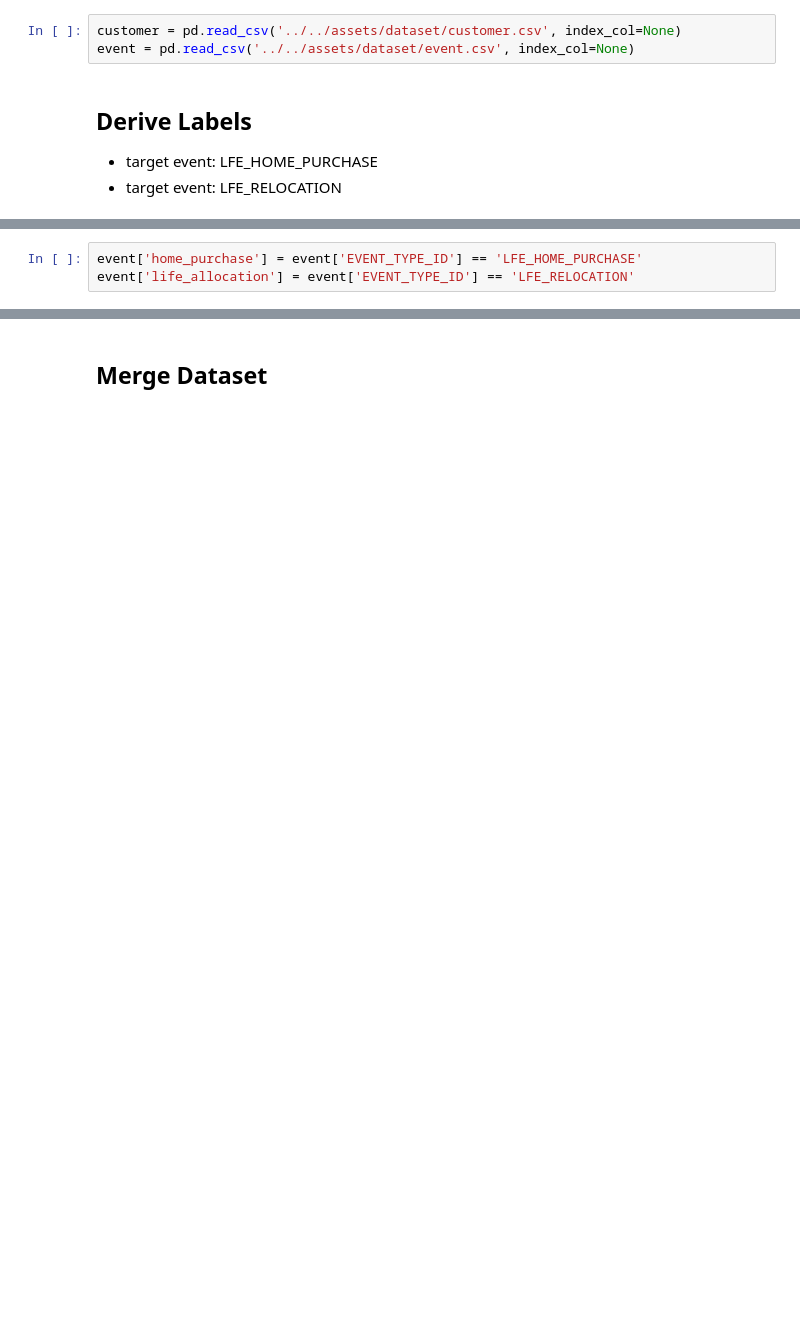
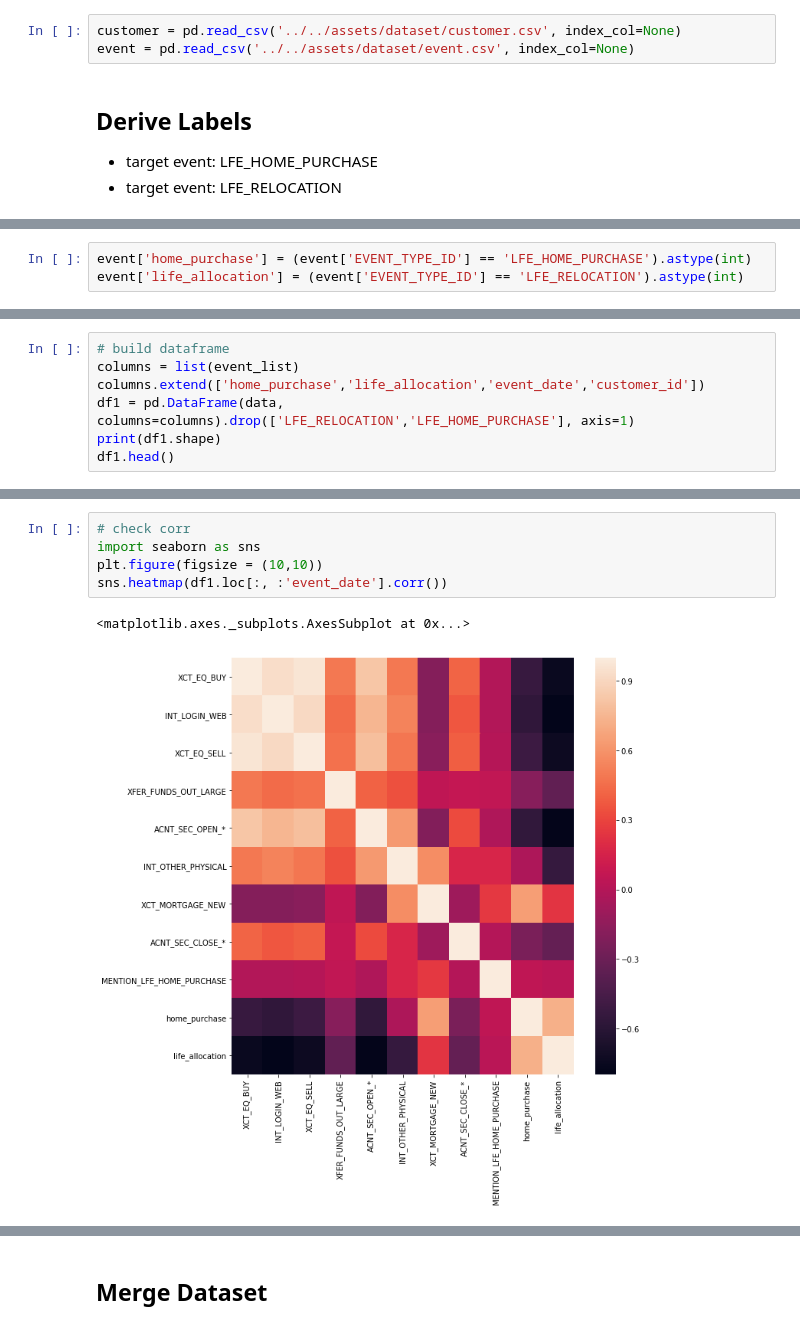
Before and after one commit to kai-niu/league-of-opensource, a Jupyter notebook: workspaces/Kai/FE.ipynb, the cells around one changed output, grey strips where cells are left out. Cells and saved outputs as stored; diff of their text form; blank space fills up the shorter version.

```diff
--- a/workspaces/Kai/FE.ipynb
+++ b/workspaces/Kai/FE.ipynb
@@ -20,3 +79,3 @@ event.head()
 # %%
-event['home_purchase'] = event['EVENT_TYPE_ID'] == 'LFE_HOME_PURCHASE'
-event['life_allocation'] = event['EVENT_TYPE_ID'] == 'LFE_RELOCATION'
+event['home_purchase'] = (event['EVENT_TYPE_ID'] == 'LFE_HOME_PURCHASE').astype(int)
+event['life_allocation'] = (event['EVENT_TYPE_ID'] == 'LFE_RELOCATION').astype(int)
@@ -37,0 +117,7 @@ See the caveats in the documentation: http://pandas.pydata.org/pandas-docs/stabl
+# %%
+# build dataframe
+columns = list(event_list)
+columns.extend(['home_purchase','life_allocation','event_date','customer_id'])
+df1 = pd.DataFrame(data, columns=columns).drop(['LFE_RELOCATION','LFE_HOME_PURCHASE'], axis=1)
+print(df1.shape)
+df1.head()
@@ -37,0 +132,8 @@ See the caveats in the documentation: http://pandas.pydata.org/pandas-docs/stabl
+# %%
+# check corr
+import seaborn as sns
+plt.figure(figsize = (10,10))
+sns.heatmap(df1.loc[:, :'event_date'].corr())
+# %% [output]
+<matplotlib.axes._subplots.AxesSubplot at 0x...>
+[figure, added]
```
Also changed, not shown: parts of 28 cells of this notebook, 18 other files.
